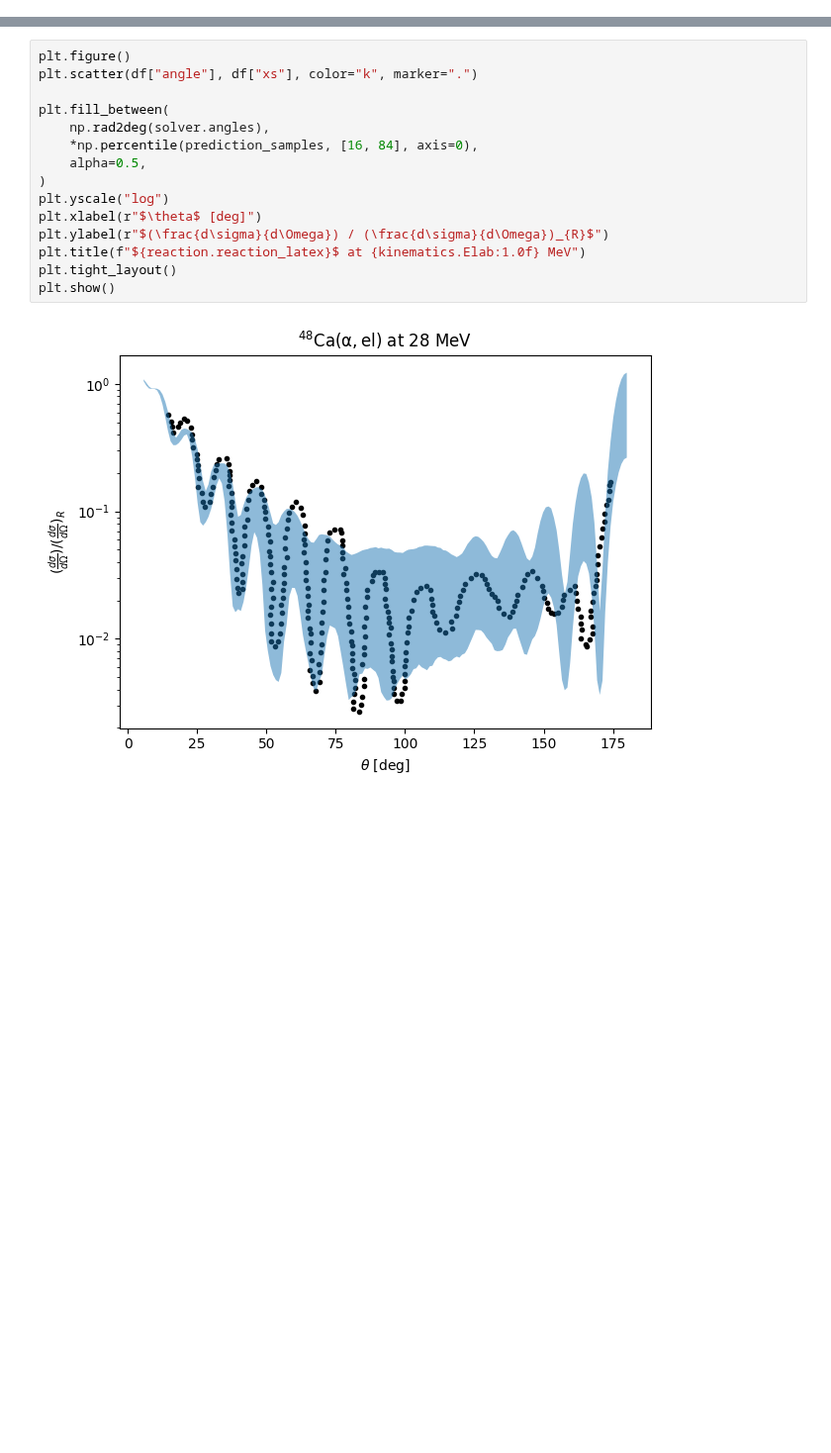
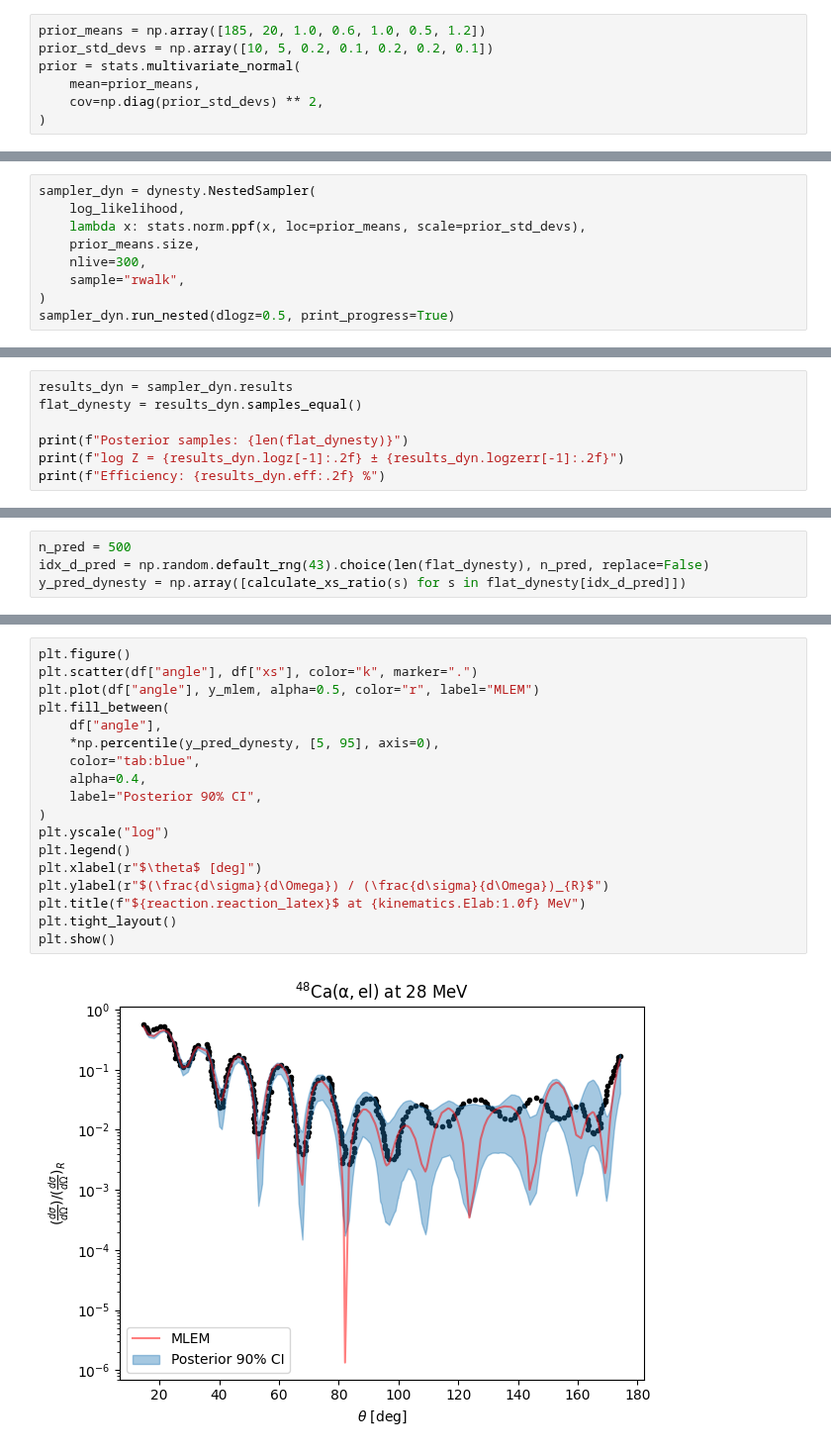
Before and after one commit to beykyle/jitr, a Jupyter notebook: examples/notebooks/quickstart.ipynb, the cells around one changed output, grey strips where cells are left out. Shown at 99% size. Cells and saved outputs as stored; diff of their text form; blank space fills up the shorter version.

```diff
--- a/examples/notebooks/quickstart.ipynb
+++ b/examples/notebooks/quickstart.ipynb
@@ -116,0 +196,7 @@ df = pd.read_csv("./alpha_ca48_ratio_ruth.txt", names=["angle", "xs"], sep=r"\s+
+# %%
+prior_means = np.array([185, 20, 1.0, 0.6, 1.0, 0.5, 1.2])
+prior_std_devs = np.array([10, 5, 0.2, 0.1, 0.2, 0.2, 0.1])
+prior = stats.multivariate_normal(
+    mean=prior_means,
+    cov=np.diag(prior_std_devs) ** 2,
+)
@@ -116,0 +208,9 @@ df = pd.read_csv("./alpha_ca48_ratio_ruth.txt", names=["angle", "xs"], sep=r"\s+
+# %%
+sampler_dyn = dynesty.NestedSampler(
+    log_likelihood,
+    lambda x: stats.norm.ppf(x, loc=prior_means, scale=prior_std_devs),
+    prior_means.size,
+    nlive=300,
+    sample="rwalk",
+)
+sampler_dyn.run_nested(dlogz=0.5, print_progress=True)
@@ -116,0 +219,7 @@ df = pd.read_csv("./alpha_ca48_ratio_ruth.txt", names=["angle", "xs"], sep=r"\s+
+# %%
+results_dyn = sampler_dyn.results
+flat_dynesty = results_dyn.samples_equal()
+
+print(f"Posterior samples: {len(flat_dynesty)}")
+print(f"log Z = {results_dyn.logz[-1]:.2f} ± {results_dyn.logzerr[-1]:.2f}")
+print(f"Efficiency: {results_dyn.eff:.2f} %")
@@ -117 +302,5 @@ df = pd.read_csv("./alpha_ca48_ratio_ruth.txt", names=["angle", "xs"], sep=r"\s+
+# %%
+n_pred = 500
+idx_d_pred = np.random.default_rng(43).choice(len(flat_dynesty), n_pred, replace=False)
+y_pred_dynesty = np.array([calculate_xs_ratio(s) for s in flat_dynesty[idx_d_pred]])
 # %% [markdown]
@@ -119,17 +310,20 @@ df = pd.read_csv("./alpha_ca48_ratio_ruth.txt", names=["angle", "xs"], sep=r"\s+
 # %%
 plt.figure()
 plt.scatter(df["angle"], df["xs"], color="k", marker=".")
-
+plt.plot(df["angle"], y_mlem, alpha=0.5, color="r", label="MLEM")
 plt.fill_between(
-    np.rad2deg(solver.angles),
-    *np.percentile(prediction_samples, [16, 84], axis=0),
-    alpha=0.5,
+    df["angle"],
+    *np.percentile(y_pred_dynesty, [5, 95], axis=0),
+    color="tab:blue",
+    alpha=0.4,
+    label="Posterior 90% CI",
 )
 plt.yscale("log")
+plt.legend()
 plt.xlabel(r"$\theta$ [deg]")
 plt.ylabel(r"$(\frac{d\sigma}{d\Omega}) / (\frac{d\sigma}{d\Omega})_{R}$")
 plt.title(f"${reaction.reaction_latex}$ at {kinematics.Elab:1.0f} MeV")
 plt.tight_layout()
 plt.show()
 # %% [output]
-[figure, old version]
+[figure, new version]
```
Also changed, not shown: parts of 33 cells of this notebook.
